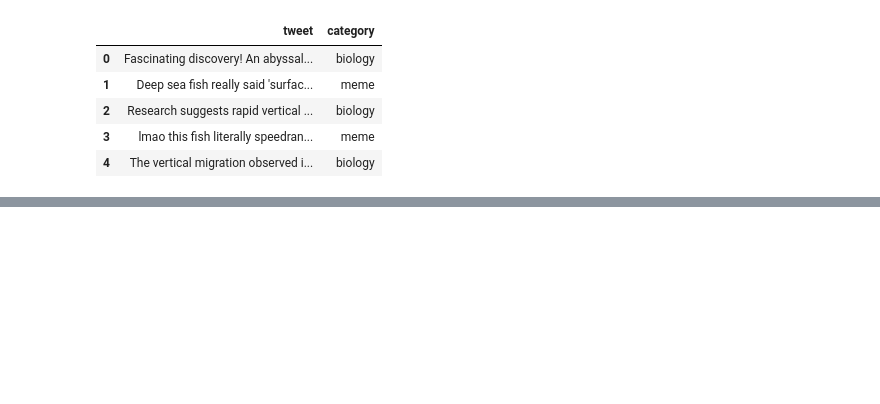
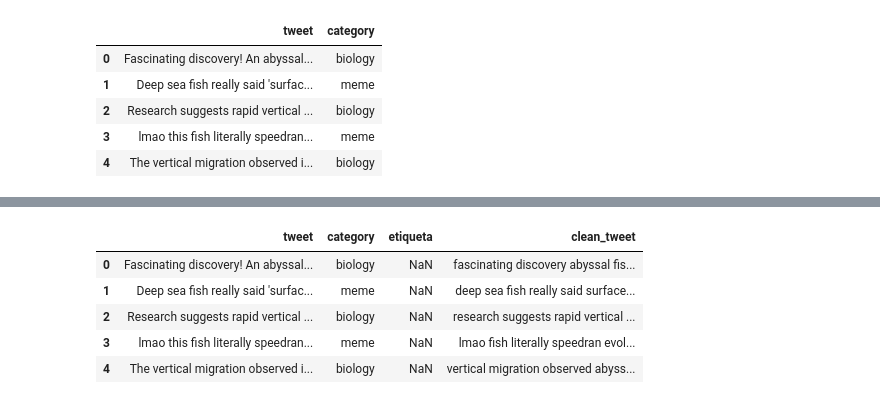
Before and after one commit to jorge-ivan-jimenez-reyes/NLP, a Jupyter notebook: RegresionLogistica/deepsea.ipynb, the cells around one changed output, grey strips where cells are left out. Saved outputs shown, nothing was run; the diff lists cells and outputs as text; code cells hidden in the pictures; blank space fills up the shorter version.

```diff
--- a/RegresionLogistica/deepsea.ipynb
+++ b/RegresionLogistica/deepsea.ipynb
@@ -28,5 +38,5 @@ mapper = {
     1: 'meme',
     0: 'biology'
 }
-df['etiqueta'] = df['intention'].map(mapper)
+df['etiqueta'] = df['category'].map(mapper)
 df.head()
@@ -32,0 +50,24 @@ df.head()
+# %%
+import contractions
+from tqdm import tqdm
+tqdm.pandas()
+
+def preprocesamiento_texto(texto):
+    texto = texto.lower()
+    texto = contractions.fix(texto)
+    texto = re.sub(r'[^a-z\s]','', texto)
+    texto_tokenized = word_tokenize(texto)
+    texto_no_stop = [token for token in texto_tokenized if token not in stopwordsen]
+    final = [lemmatizer.lemmatize (word) for word in texto_no_stop]
+    final = ' '.join(final)
+    return final
+# %%
+df['clean_tweet'] = df['tweet'].progress_apply(preprocesamiento_texto)
+df.head()
+# %% [output]
+|  | tweet | category | etiqueta | clean_tweet |
+| 0 | Fascinating discovery! An abyssal... | biology | NaN | fascinating discovery abyssal fis... |
+| 1 | Deep sea fish really said 'surfac... | meme | NaN | deep sea fish really said surface... |
+| 2 | Research suggests rapid vertical ... | biology | NaN | research suggests rapid vertical ... |
+| 3 | lmao this fish literally speedran... | meme | NaN | lmao fish literally speedran evol... |
+| 4 | The vertical migration observed i... | biology | NaN | vertical migration observed abyss... |
```
Also changed, not shown: parts of 8 cells of this notebook.
